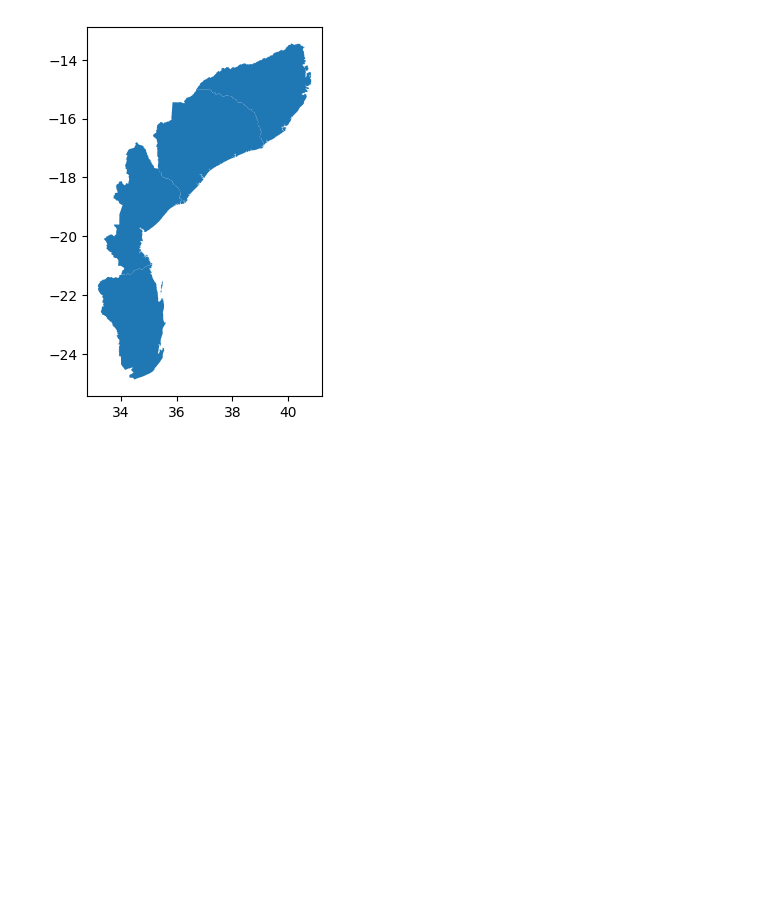
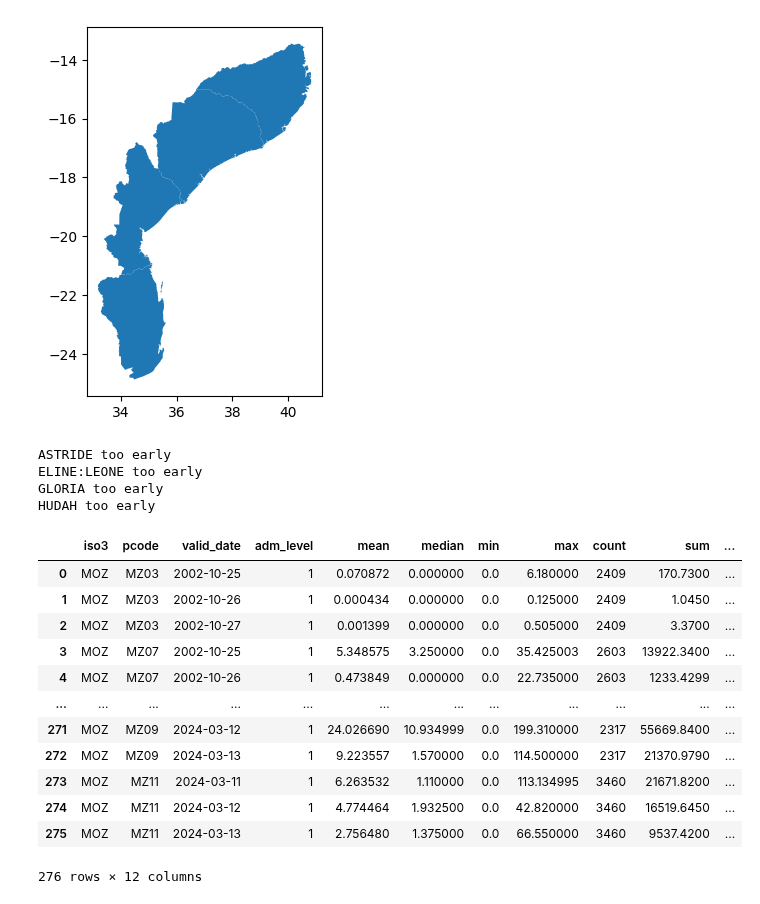
Before and after one commit to OCHA-DAP/ds-aa-moz-cyclones, a Jupyter notebook: exploration/landfall_rainfall.ipynb, the cells around one changed output. Saved outputs shown, nothing was run; the diff lists cells and outputs as text; code cells hidden in the pictures; blank space fills up the shorter version.

```diff
--- a/exploration/landfall_rainfall.ipynb
+++ b/exploration/landfall_rainfall.ipynb
@@ -108,3 +132,51 @@ adm1.plot()
 # %% [output]
 <Axes: >
 [figure]
+# %%
+aoi_adm1_pcodes = adm1["ADM1_PCODE"].unique()
+# %%
+aoi_pcodes_query_str = ", ".join([f"'{p}'" for p in aoi_adm1_pcodes])
+# %%
+IMERG_START_DATE = pd.to_datetime("2000-06-01")
+extra_days = 1
+dfs = []
+for sid, row in landfall_df.set_index("SID").iterrows():
+    landfall_date = row["landfall_date"]
+    start_date = landfall_date - pd.Timedelta(days=extra_days)
+    end_date = landfall_date + pd.Timedelta(days=extra_days)
+    if end_date < IMERG_START_DATE:
+        print(f"{row['NAME']} too early")
+        continue
+    query = f"""
+    SELECT *
+    FROM public.imerg
+    WHERE
+        valid_date BETWEEN '{start_date.date()}' AND '{end_date.date()}'
+        AND pcode IN ({aoi_pcodes_query_str})
+    """
+    df_in = pd.read_sql(query, con=db_utils.get_engine(stage="prod"))
+    df_in["SID"] = sid
+    dfs.append(df_in)
+# %% [output]
+ASTRIDE too early
+ELINE:LEONE too early
+GLORIA too early
+HUDAH too early
+# %%
+imerg_df = pd.concat(dfs, ignore_index=True)
+# %%
+imerg_df
+# %% [output]
+|  | iso3 | pcode | valid_date | adm_level | mean | median | min | max | count | sum | ... |
+| 0 | MOZ | MZ03 | 2002-10-25 | 1 | 0.070872 | 0.000000 | 0.0 | 6.180000 | 2409 | 170.7300 | ... |
+| 1 | MOZ | MZ03 | 2002-10-26 | 1 | 0.000434 | 0.000000 | 0.0 | 0.125000 | 2409 | 1.0450 | ... |
+| 2 | MOZ | MZ03 | 2002-10-27 | 1 | 0.001399 | 0.000000 | 0.0 | 0.505000 | 2409 | 3.3700 | ... |
+| 3 | MOZ | MZ07 | 2002-10-25 | 1 | 5.348575 | 3.250000 | 0.0 | 35.425003 | 2603 | 13922.3400 | ... |
+| 4 | MOZ | MZ07 | 2002-10-26 | 1 | 0.473849 | 0.000000 | 0.0 | 22.735000 | 2603 | 1233.4299 | ... |
+| ... | ... | ... | ... | ... | ... | ... | ... | ... | ... | ... | ... |
+| 271 | MOZ | MZ09 | 2024-03-12 | 1 | 24.026690 | 10.934999 | 0.0 | 199.310000 | 2317 | 55669.8400 | ... |
+| 272 | MOZ | MZ09 | 2024-03-13 | 1 | 9.223557 | 1.570000 | 0.0 | 114.500000 | 2317 | 21370.9790 | ... |
+| 273 | MOZ | MZ11 | 2024-03-11 | 1 | 6.263532 | 1.110000 | 0.0 | 113.134995 | 3460 | 21671.8200 | ... |
+| 274 | MOZ | MZ11 | 2024-03-12 | 1 | 4.774464 | 1.932500 | 0.0 | 42.820000 | 3460 | 16519.6450 | ... |
+| 275 | MOZ | MZ11 | 2024-03-13 | 1 | 2.756480 | 1.375000 | 0.0 | 66.550000 | 3460 | 9537.4200 | ... |
+276 rows × 12 columns
```
Also changed, not shown: parts of 11 cells of this notebook, 3 other files.
